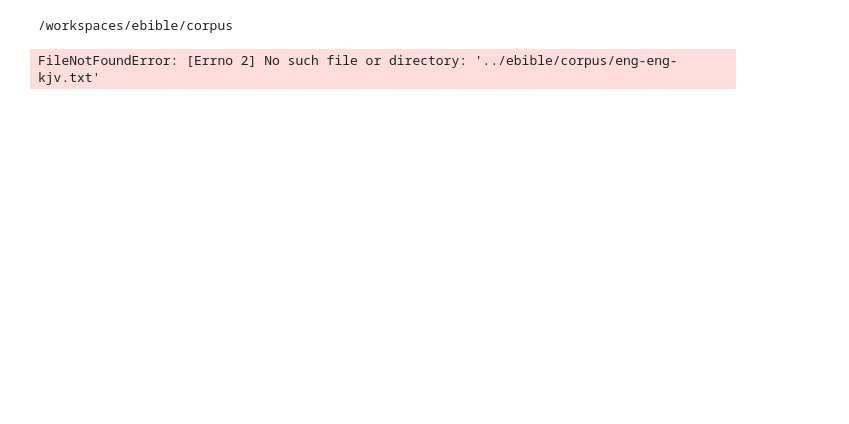
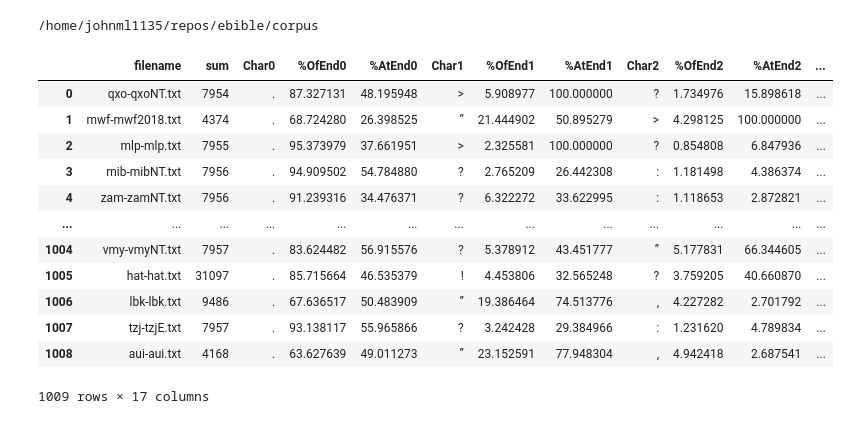
Before and after one commit to sillsdev/silnlp, a Jupyter notebook: scripts/split_ebible_by_sentence.ipynb, the cells around one changed output. Drawn from its saved outputs; the diff is of its cells as text; code cells hidden in the pictures; blank space fills up the shorter version.

```diff
--- a/scripts/split_ebible_by_sentence.ipynb
+++ b/scripts/split_ebible_by_sentence.ipynb
@@ -8,11 +8,51 @@ import pandas as pd
 ebible_dir = "../../ebible/corpus"
 
 print(os.path.abspath(ebible_dir))
+
+#get files in ebible_dir
+files = os.listdir(ebible_dir)
 # %% [output]
-/workspaces/ebible/corpus
+/home/johnml1135/repos/ebible/corpus
 # %%
-file_path = Path(ebible_dir + "/eng-eng-kjv.txt")
-with open(file_path, "r") as file:
-    lines = file.readlines()
+def read_file(file_path):
+    with open(file_path, "r") as file:
+        lines = file.readlines()
+    lines = [line.strip() for line in lines]
+    return lines
-# %% [output]
-FileNotFoundError: [Errno 2] No such file or directory: '../ebible/corpus/eng-eng-kjv.txt'
+# %%
+def get_last_char_per_bible(lines, file_name):
+    last_char = pd.Series([line[-1] for line in lines if len(line) > 0])
+    counts = last_char.value_counts()
+    sum = counts.sum()
+    summary = {}
+    summary["filename"] = file_name
+    summary["sum"] = sum
+    all_text = "".join(lines)
+    for i in range(min(5,len(counts))):
+        summary[f"Char{i}"] = counts.index[i]
+        summary[f"%OfEnd{i}"] = 100* counts[i] / sum
+        summary[f"%AtEnd{i}"] = 100 * counts[i] / all_text.count(counts.index[i])
+    return summary
+# %%
+file_to_end_char = []
+for file in files:
+    lines = read_file(ebible_dir + "/" + file)
+    file_to_end_char.append(get_last_char_per_bible(lines, file))
+# %%
+file_to_end_char = pd.DataFrame(file_to_end_char)
+# %%
+file_to_end_char
+# %% [output]
+|  | filename | sum | Char0 | %OfEnd0 | %AtEnd0 | Char1 | %OfEnd1 | %AtEnd1 | Char2 | %OfEnd2 | %AtEnd2 | ... |
+| 0 | qxo-qxoNT.txt | 7954 | . | 87.327131 | 48.195948 | > | 5.908977 | 100.000000 | ? | 1.734976 | 15.898618 | ... |
+| 1 | mwf-mwf2018.txt | 4374 | . | 68.724280 | 26.398525 | ” | 21.444902 | 50.895279 | > | 4.298125 | 100.000000 | ... |
+| 2 | mlp-mlp.txt | 7955 | . | 95.373979 | 37.661951 | > | 2.325581 | 100.000000 | ? | 0.854808 | 6.847936 | ... |
+| 3 | mib-mibNT.txt | 7956 | . | 94.909502 | 54.784880 | ? | 2.765209 | 26.442308 | : | 1.181498 | 4.386374 | ... |
+| 4 | zam-zamNT.txt | 7956 | . | 91.239316 | 34.476371 | ? | 6.322272 | 33.622995 | : | 1.118653 | 2.872821 | ... |
+| ... | ... | ... | ... | ... | ... | ... | ... | ... | ... | ... | ... | ... |
+| 1004 | vmy-vmyNT.txt | 7957 | . | 83.624482 | 56.915576 | ? | 5.378912 | 43.451777 | ” | 5.177831 | 66.344605 | ... |
+| 1005 | hat-hat.txt | 31097 | . | 85.715664 | 46.535379 | ! | 4.453806 | 32.565248 | ? | 3.759205 | 40.660870 | ... |
+| 1006 | lbk-lbk.txt | 9486 | . | 67.636517 | 50.483909 | ” | 19.386464 | 74.513776 | , | 4.227282 | 2.701792 | ... |
+| 1007 | tzj-tzjE.txt | 7957 | . | 93.138117 | 55.965866 | ? | 3.242428 | 29.384966 | : | 1.231620 | 4.789834 | ... |
+| 1008 | aui-aui.txt | 4168 | . | 63.627639 | 49.011273 | ” | 23.152591 | 77.948304 | , | 4.942418 | 2.687541 | ... |
+1009 rows × 17 columns
```
Also changed, not shown: parts of 3 cells of this notebook, 1 other file.
